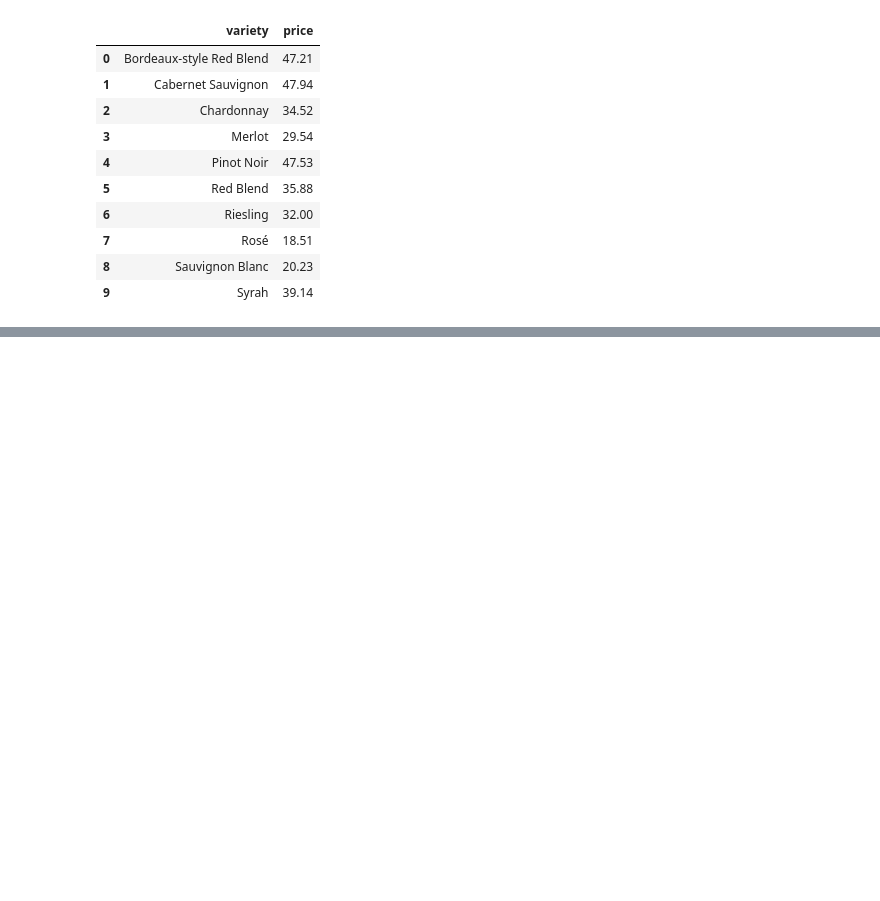
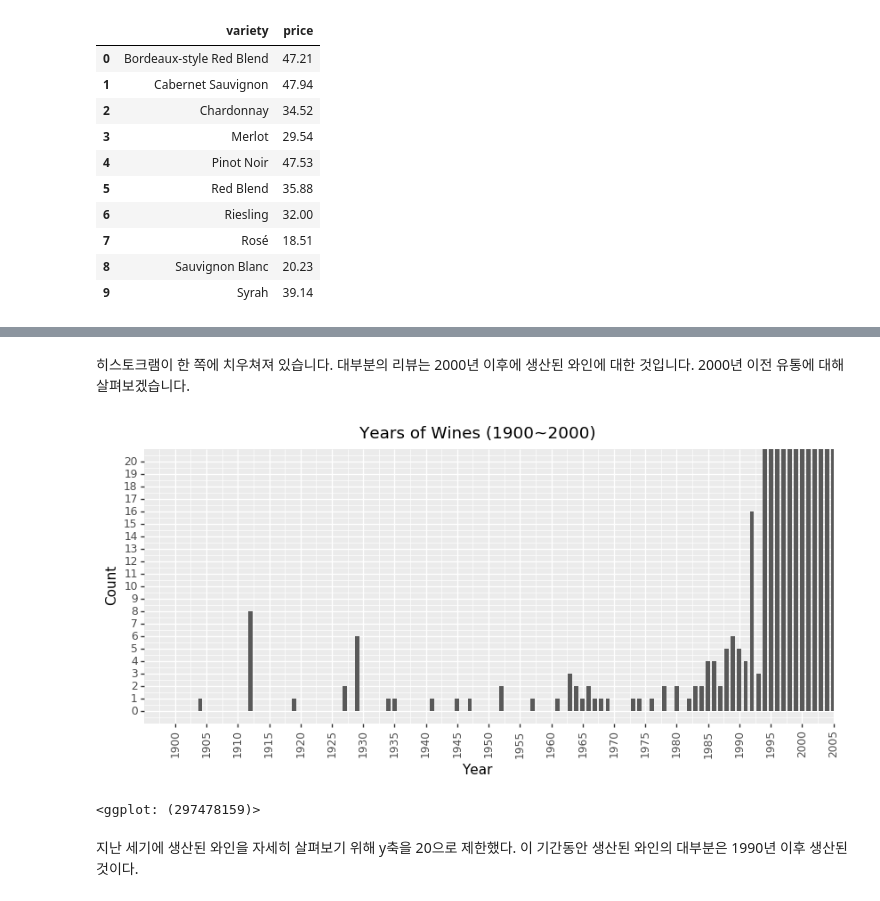
Before and after one commit to corazzon/KaggleStruggle, a Jupyter notebook: wine-reviews/plotnine.ipynb, the cells around one changed output, grey strips where cells are left out. Drawn from its saved outputs; the diff is of its cells as text; code cells hidden in the pictures; blank space fills up the shorter version.

```diff
--- a/wine-reviews/plotnine.ipynb
+++ b/wine-reviews/plotnine.ipynb
@@ -380,0 +429,20 @@ df
+# %% [markdown]
+히스토크램이 한 쪽에 치우쳐져 있습니다. 대부분의 리뷰는 2000년 이후에 생산된 와인에 대한 것입니다. 2000년 이전 유통에 대해 살펴보겠습니다.
+# %%
+(ggplot(df)
+    + aes('year')
+    + geom_bar(width=0.7)
+    + ggtitle('Years of Wines (1900~2000)')
+    + xlab('Year')
+    + ylab('Count')
+    + theme(axis_text_x=element_text(rotation=90),
+        figure_size=(10, 4))
+    + scale_x_continuous(breaks=range(1900, 2020, 5))
+    + scale_y_continuous(breaks=range(0, 21, 1))
+    + coord_cartesian(xlim=(1900, 2000), ylim=(0, 20))
+)
+# %% [output]
+[figure, added]
+<ggplot: (297478159)>
+# %% [markdown]
+지난 세기에 생산된 와인을 자세히 살펴보기 위해 y축을 20으로 제한했다. 이 기간동안 생산된 와인의 대부분은 1990년 이후 생산된 것이다.
```
Also changed, not shown: parts of 26 cells of this notebook.
